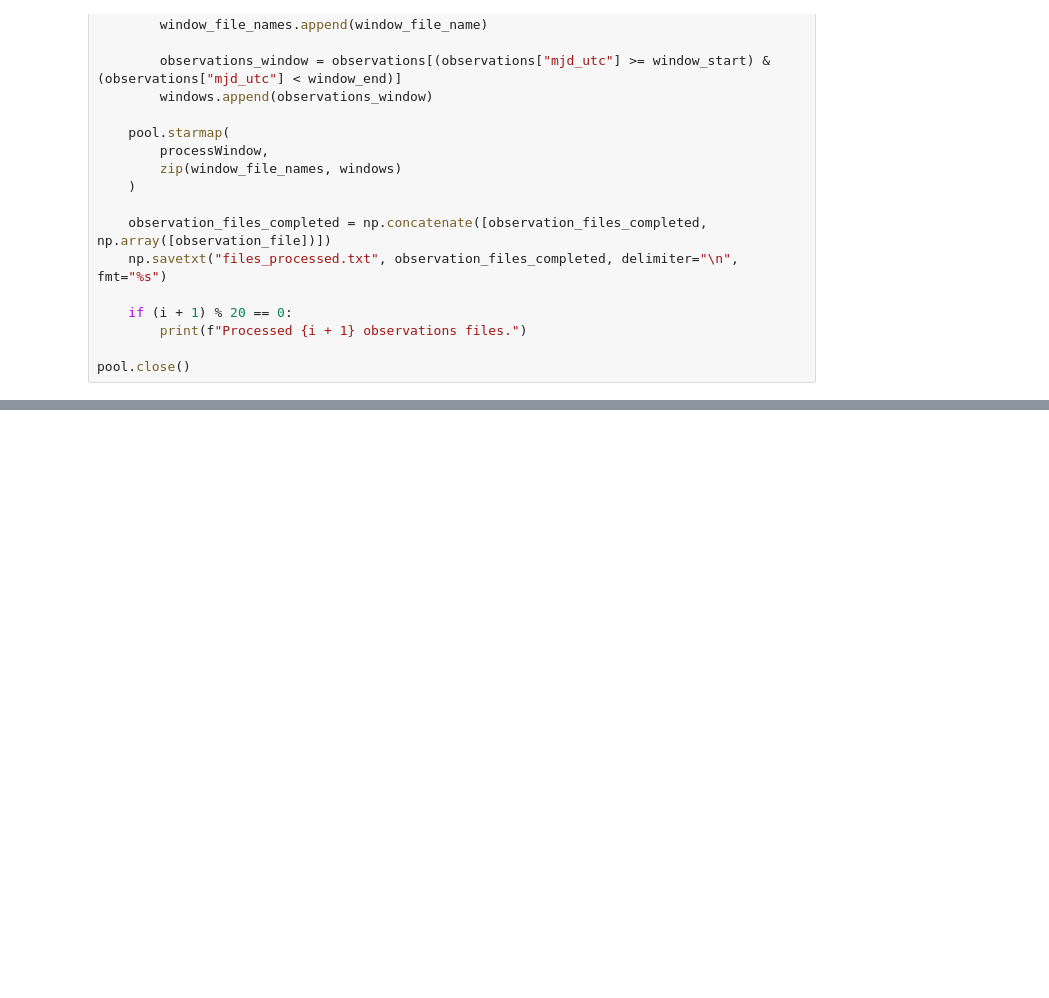
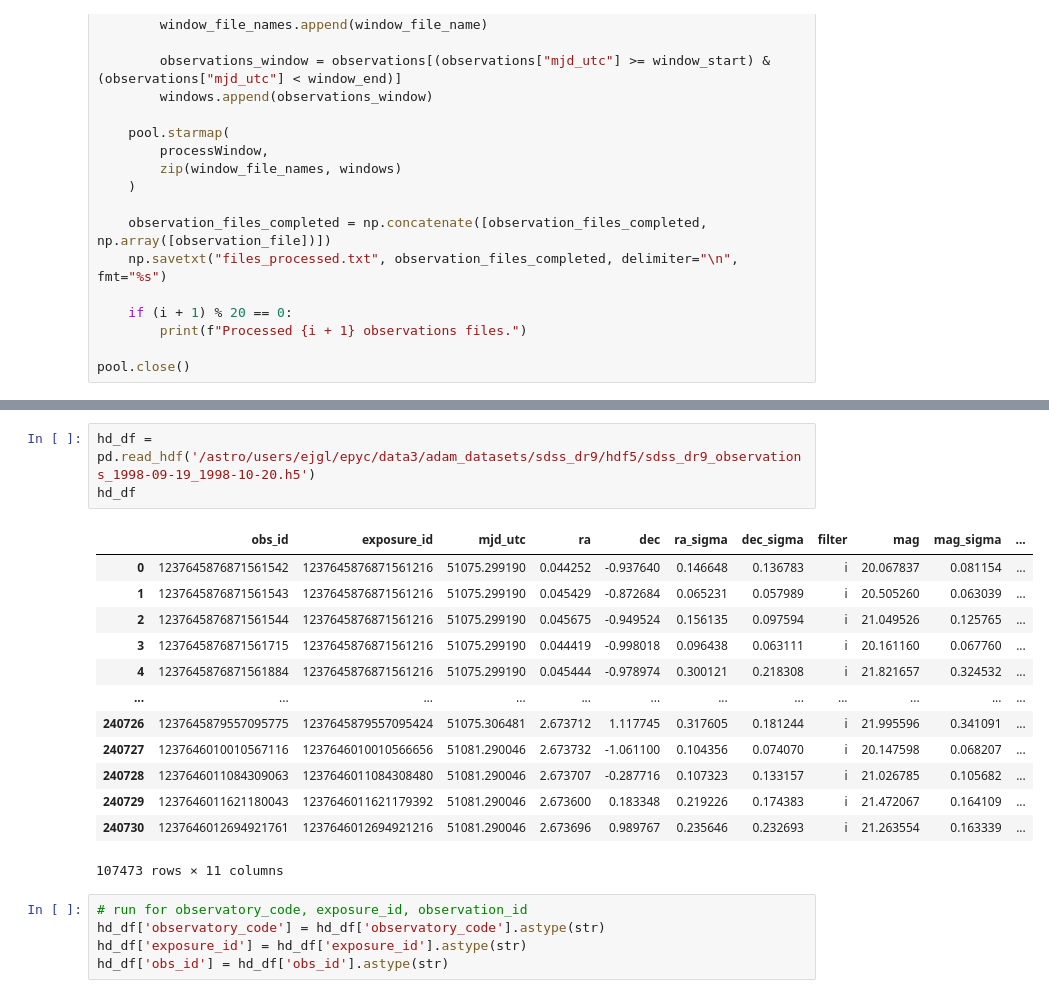
Before and after one commit to B612-Asteroid-Institute/adam_datasets, a Jupyter notebook: sdss_dr9/sdss_dr9_precovery_nb.ipynb, the cells around one changed output, grey strips where cells are left out. Drawn from its saved outputs; the diff is of its cells as text; blank space fills up the shorter version.

```diff
--- a/sdss_dr9/sdss_dr9_precovery_nb.ipynb
+++ b/sdss_dr9/sdss_dr9_precovery_nb.ipynb
@@ -185,0 +237,22 @@ pool.close()
+# %%
+hd_df = pd.read_hdf('/astro/users/ejgl/epyc/data3/adam_datasets/sdss_dr9/hdf5/sdss_dr9_observations_1998-09-19_1998-10-20.h5')
+hd_df
+# %% [output]
+|  | obs_id | exposure_id | mjd_utc | ra | dec | ra_sigma | dec_sigma | filter | mag | mag_sigma | ... |
+| 0 | 1237645876871561542 | 1237645876871561216 | 51075.299190 | 0.044252 | -0.937640 | 0.146648 | 0.136783 | i | 20.067837 | 0.081154 | ... |
+| 1 | 1237645876871561543 | 1237645876871561216 | 51075.299190 | 0.045429 | -0.872684 | 0.065231 | 0.057989 | i | 20.505260 | 0.063039 | ... |
+| 2 | 1237645876871561544 | 1237645876871561216 | 51075.299190 | 0.045675 | -0.949524 | 0.156135 | 0.097594 | i | 21.049526 | 0.125765 | ... |
+| 3 | 1237645876871561715 | 1237645876871561216 | 51075.299190 | 0.044419 | -0.998018 | 0.096438 | 0.063111 | i | 20.161160 | 0.067760 | ... |
+| 4 | 1237645876871561884 | 1237645876871561216 | 51075.299190 | 0.045444 | -0.978974 | 0.300121 | 0.218308 | i | 21.821657 | 0.324532 | ... |
+| ... | ... | ... | ... | ... | ... | ... | ... | ... | ... | ... | ... |
+| 240726 | 1237645879557095775 | 1237645879557095424 | 51075.306481 | 2.673712 | 1.117745 | 0.317605 | 0.181244 | i | 21.995596 | 0.341091 | ... |
+| 240727 | 1237646010010567116 | 1237646010010566656 | 51081.290046 | 2.673732 | -1.061100 | 0.104356 | 0.074070 | i | 20.147598 | 0.068207 | ... |
+| 240728 | 1237646011084309063 | 1237646011084308480 | 51081.290046 | 2.673707 | -0.287716 | 0.107323 | 0.133157 | i | 21.026785 | 0.105682 | ... |
+| 240729 | 1237646011621180043 | 1237646011621179392 | 51081.290046 | 2.673600 | 0.183348 | 0.219226 | 0.174383 | i | 21.472067 | 0.164109 | ... |
+| 240730 | 1237646012694921761 | 1237646012694921216 | 51081.290046 | 2.673696 | 0.989767 | 0.235646 | 0.232693 | i | 21.263554 | 0.163339 | ... |
+107473 rows × 11 columns
+# %%
+# run for observatory_code, exposure_id, observation_id
+hd_df['observatory_code'] = hd_df['observatory_code'].astype(str)
+hd_df['exposure_id'] = hd_df['exposure_id'].astype(str)
+hd_df['obs_id'] = hd_df['obs_id'].astype(str)
```
Also changed, not shown: parts of 14 cells of this notebook, 4 other files.
